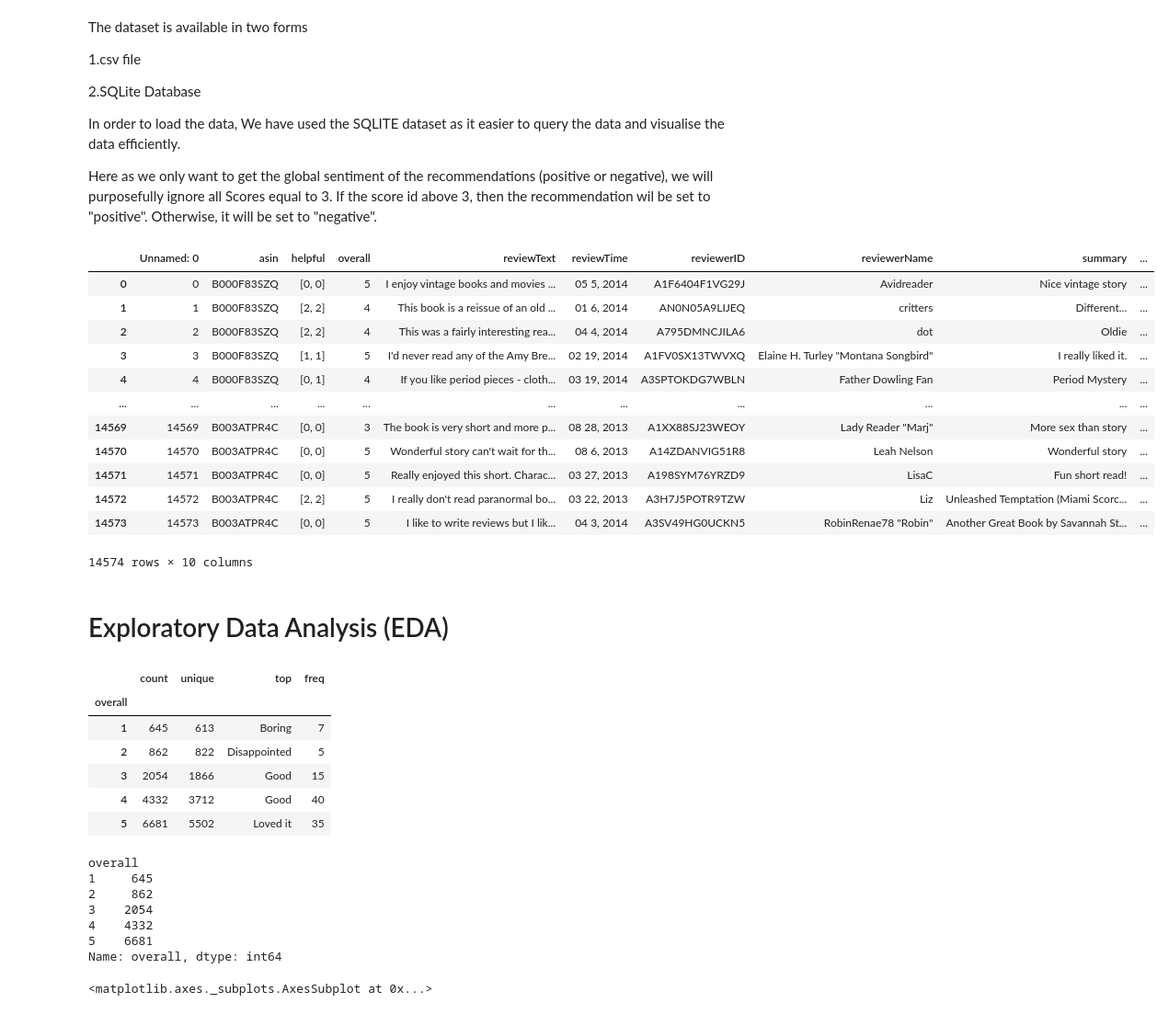
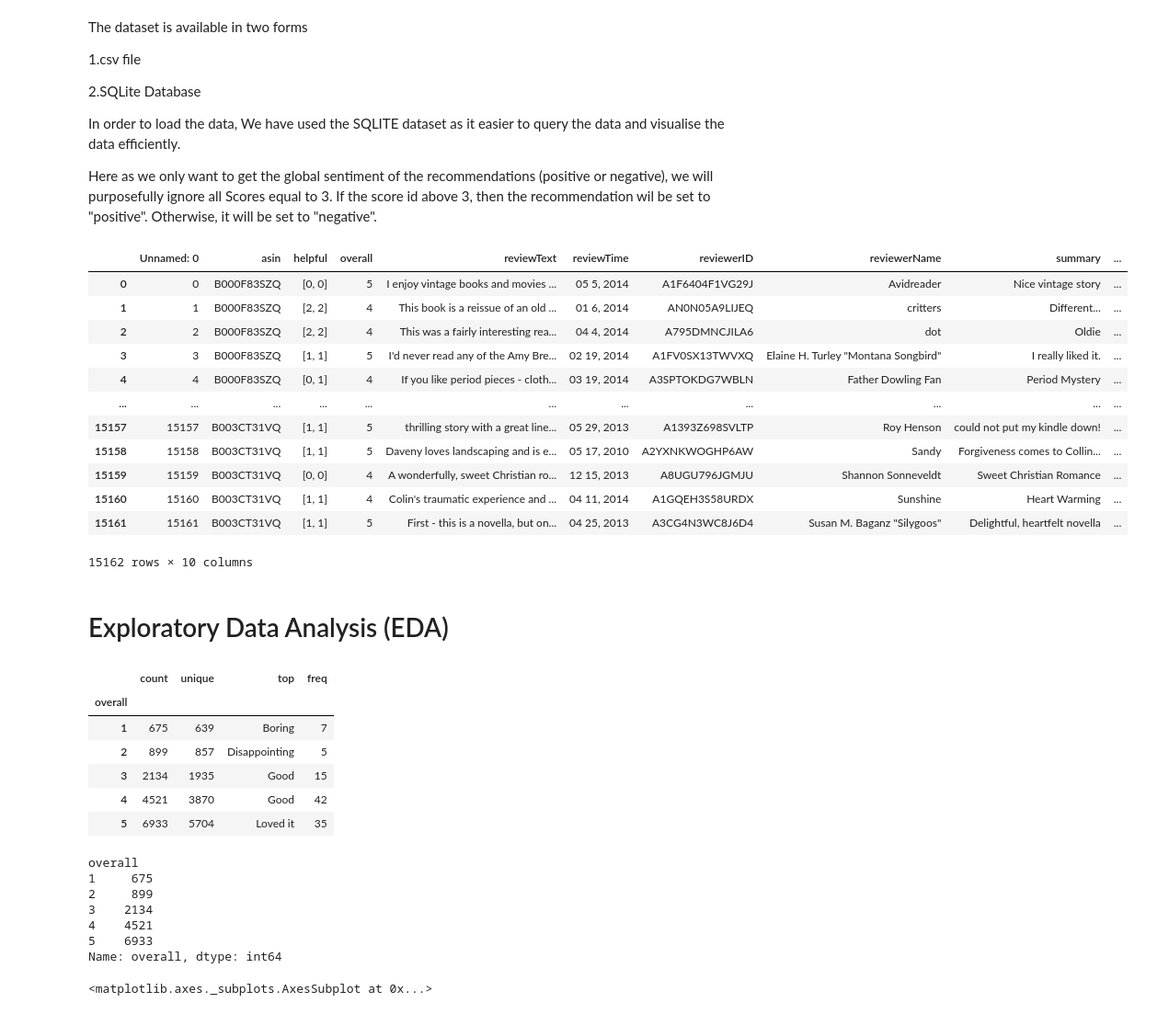
Before and after one commit to SmartPracticeschool/llSPS-INT-1113-Amazon-Kindle-Store-Reviews-Analysis, a Jupyter notebook: Amazon kindle store reviews analysis.ipynb, the cells around one changed output. Shown at 92% size. Saved outputs shown, nothing was run; the diff lists cells and outputs as text; code cells hidden in the pictures.

```diff
--- a/Amazon kindle store reviews analysis.ipynb
+++ b/Amazon kindle store reviews analysis.ipynb
@@ -34,22 +34,22 @@ In order to load the data, We have used the SQLITE dataset as it easier to query
 
 Here as we only want to get the global sentiment of the recommendations (positive or negative), we will purposefully ignore all Scores equal to 3. If the score id above 3, then the recommendation wil be set to "positive". Otherwise, it will be set to "negative".
 # %%
-data1 = pd.read_csv('reviews_book1.csv') #the data in the csv file is stored in data1
+data1=pd.read_csv("kindle_reviews.csv") #the data in the csv file is stored in data1
 data1
 # %% [output]
 |  | Unnamed: 0 | asin | helpful | overall | reviewText | reviewTime | reviewerID | reviewerName | summary | ... |
 | 0 | 0 | B000F83SZQ | [0, 0] | 5 | I enjoy vintage books and movies ... | 05 5, 2014 | A1F6404F1VG29J | Avidreader | Nice vintage story | ... |
 | 1 | 1 | B000F83SZQ | [2, 2] | 4 | This book is a reissue of an old ... | 01 6, 2014 | AN0N05A9LIJEQ | critters | Different... | ... |
 | 2 | 2 | B000F83SZQ | [2, 2] | 4 | This was a fairly interesting rea... | 04 4, 2014 | A795DMNCJILA6 | dot | Oldie | ... |
 | 3 | 3 | B000F83SZQ | [1, 1] | 5 | I'd never read any of the Amy Bre... | 02 19, 2014 | A1FV0SX13TWVXQ | Elaine H. Turley "Montana Songbird" | I really liked it. | ... |
 | 4 | 4 | B000F83SZQ | [0, 1] | 4 | If you like period pieces - cloth... | 03 19, 2014 | A3SPTOKDG7WBLN | Father Dowling Fan | Period Mystery | ... |
 | ... | ... | ... | ... | ... | ... | ... | ... | ... | ... | ... |
-| 14569 | 14569 | B003ATPR4C | [0, 0] | 3 | The book is very short and more p... | 08 28, 2013 | A1XX88SJ23WEOY | Lady Reader "Marj" | More sex than story | ... |
-| 14570 | 14570 | B003ATPR4C | [0, 0] | 5 | Wonderful story can't wait for th... | 08 6, 2013 | A14ZDANVIG51R8 | Leah Nelson | Wonderful story | ... |
-| 14571 | 14571 | B003ATPR4C | [0, 0] | 5 | Really enjoyed this short. Charac... | 03 27, 2013 | A198SYM76YRZD9 | LisaC | Fun short read! | ... |
-| 14572 | 14572 | B003ATPR4C | [2, 2] | 5 | I really don't read paranormal bo... | 03 22, 2013 | A3H7J5POTR9TZW | Liz | Unleashed Temptation (Miami Scorc... | ... |
-| 14573 | 14573 | B003ATPR4C | [0, 0] | 5 | I like to write reviews but I lik... | 04 3, 2014 | A3SV49HG0UCKN5 | RobinRenae78 "Robin" | Another Great Book by Savannah St... | ... |
+| 15157 | 15157 | B003CT31VQ | [1, 1] | 5 | thrilling story with a great line... | 05 29, 2013 | A1393Z698SVLTP | Roy Henson | could not put my kindle down! | ... |
+| 15158 | 15158 | B003CT31VQ | [1, 1] | 5 | Daveny loves landscaping and is e... | 05 17, 2010 | A2YXNKWOGHP6AW | Sandy | Forgiveness comes to Collin... | ... |
+| 15159 | 15159 | B003CT31VQ | [0, 0] | 4 | A wonderfully, sweet Christian ro... | 12 15, 2013 | A8UGU796JGMJU | Shannon Sonneveldt | Sweet Christian Romance | ... |
+| 15160 | 15160 | B003CT31VQ | [1, 1] | 4 | Colin's traumatic experience and ... | 04 11, 2014 | A1GQEH3S58URDX | Sunshine | Heart Warming | ... |
+| 15161 | 15161 | B003CT31VQ | [1, 1] | 5 | First - this is a novella, but on... | 04 25, 2013 | A3CG4N3WC8J6D4 | Susan M. Baganz "Silygoos" | Delightful, heartfelt novella | ... |
-14574 rows × 10 columns
+15162 rows × 10 columns
 # %% [markdown]
 # Exploratory Data Analysis (EDA)
 # %%
@@ -57,20 +57,20 @@ data1.groupby('overall')['summary'].describe()
 # %% [output]
 |  | count | unique | top | freq |
 | overall |  |  |  |  |
-| 1 | 645 | 613 | Boring | 7 |
-| 2 | 862 | 822 | Disappointed | 5 |
-| 3 | 2054 | 1866 | Good | 15 |
-| 4 | 4332 | 3712 | Good | 40 |
-| 5 | 6681 | 5502 | Loved it | 35 |
+| 1 | 675 | 639 | Boring | 7 |
+| 2 | 899 | 857 | Disappointing | 5 |
+| 3 | 2134 | 1935 | Good | 15 |
+| 4 | 4521 | 3870 | Good | 42 |
+| 5 | 6933 | 5704 | Loved it | 35 |
 # %%
 data1.groupby('overall').overall.count()
 # %% [output]
 overall
-1     645
-2     862
-3    2054
-4    4332
-5    6681
+1     675
+2     899
+3    2134
+4    4521
+5    6933
 Name: overall, dtype: int64
 # %%
 %matplotlib inline
```
Also changed, not shown: parts of 46 cells of this notebook.
